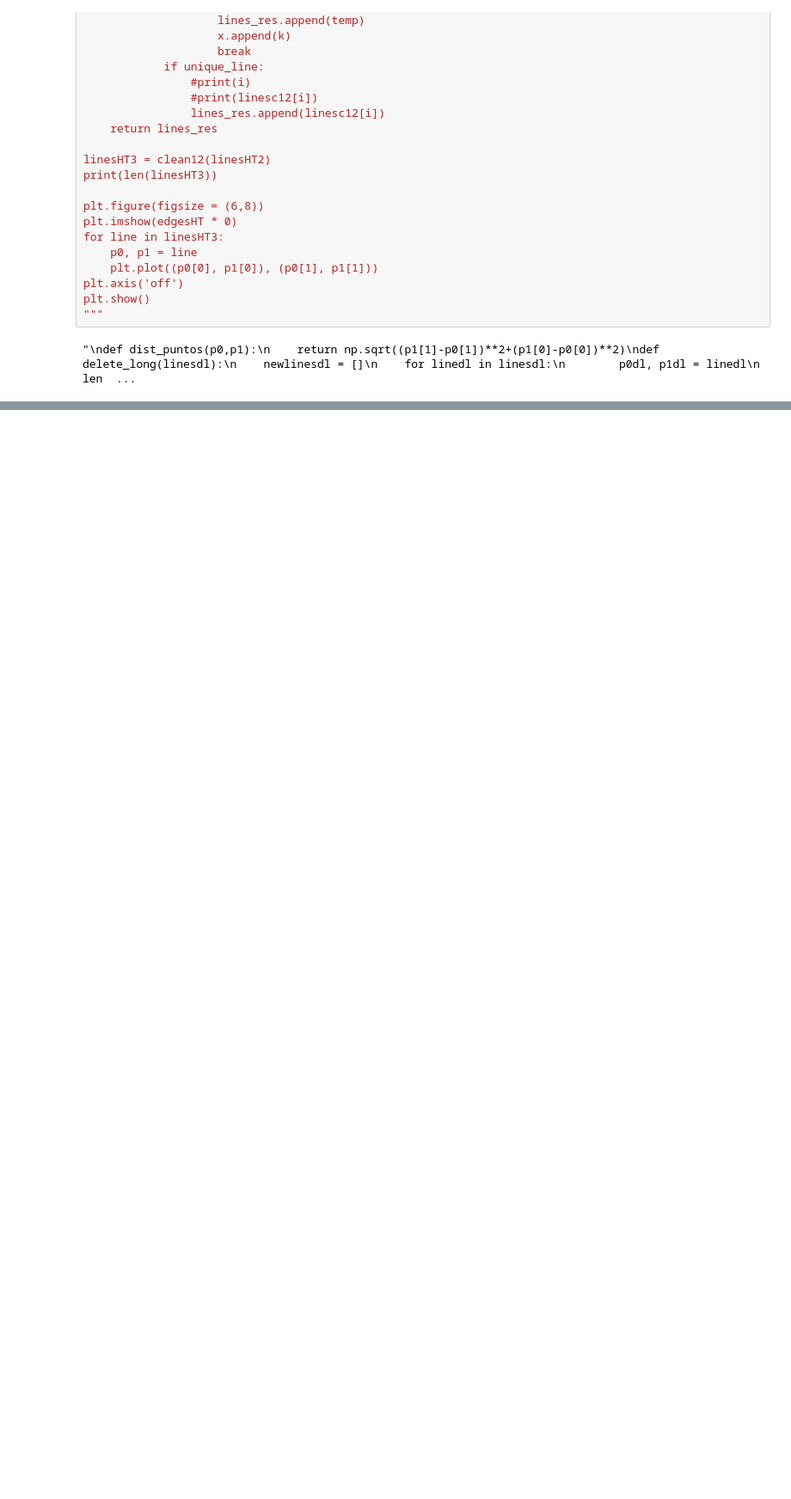
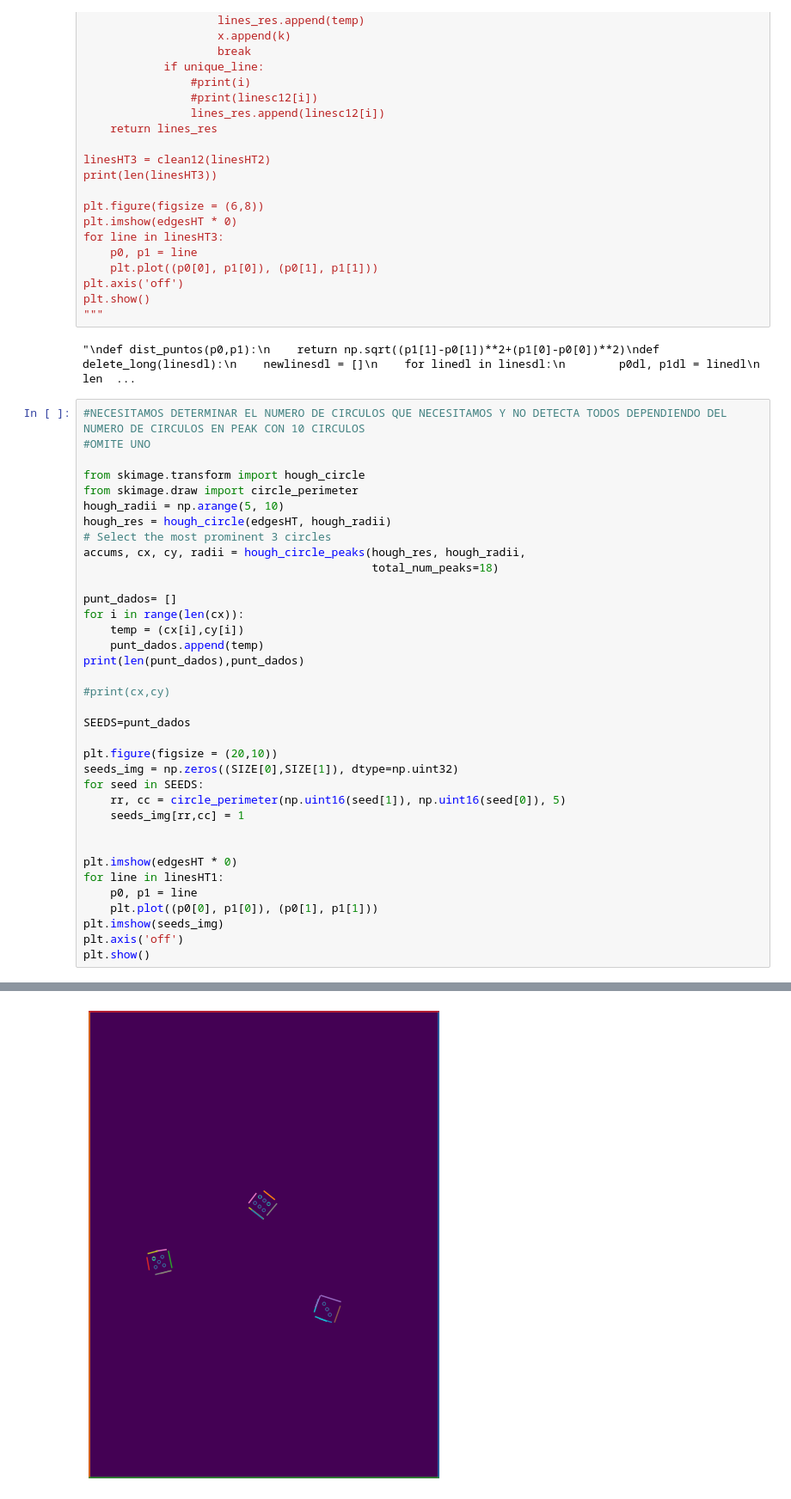
Before and after one commit to ChristopherMoralesA/Tarea-3-Vision, a Jupyter notebook: Tarea_3.ipynb, the cells around one changed output, grey strips where cells are left out. Shown at 86% size. Cells and saved outputs as stored; diff of their text form; blank space fills up the shorter version.

```diff
--- a/Tarea_3.ipynb
+++ b/Tarea_3.ipynb
@@ -282,3 +285,40 @@ plt.show()
 """
 # %% [output]
 "\ndef dist_puntos(p0,p1):\n    return np.sqrt((p1[1]-p0[1])**2+(p1[0]-p0[0])**2)\ndef delete_long(linesdl):\n    newlinesdl = []\n    for linedl in linesdl:\n        p0dl, p1dl = linedl\n        len  ...
+# %%
+#NECESITAMOS DETERMINAR EL NUMERO DE CIRCULOS QUE NECESITAMOS Y NO DETECTA TODOS DEPENDIENDO DEL NUMERO DE CIRCULOS EN PEAK CON 10 CIRCULOS
+#OMITE UNO
+
+from skimage.transform import hough_circle
+from skimage.draw import circle_perimeter
+hough_radii = np.arange(5, 10)
+hough_res = hough_circle(edgesHT, hough_radii)
+# Select the most prominent 3 circles
+accums, cx, cy, radii = hough_circle_peaks(hough_res, hough_radii,
+                                           total_num_peaks=18)
+
+punt_dados= []
+for i in range(len(cx)):
+    temp = (cx[i],cy[i])
+    punt_dados.append(temp)
+print(len(punt_dados),punt_dados)
+
+#print(cx,cy)
+
+SEEDS=punt_dados
+
+plt.figure(figsize = (20,10))
+seeds_img = np.zeros((SIZE[0],SIZE[1]), dtype=np.uint32)
+for seed in SEEDS:
+    rr, cc = circle_perimeter(np.uint16(seed[1]), np.uint16(seed[0]), 5)
+    seeds_img[rr,cc] = 1
+
+
+plt.imshow(edgesHT * 0)
+for line in linesHT1:
+    p0, p1 = line
+    plt.plot((p0[0], p1[0]), (p0[1], p1[1]))
+plt.imshow(seeds_img)
+plt.axis('off')
+plt.show()
+# %% [output]
@@ -284,0 +326 @@ plt.show()
+[figure, added]
```
Also changed, not shown: parts of 16 cells of this notebook.
